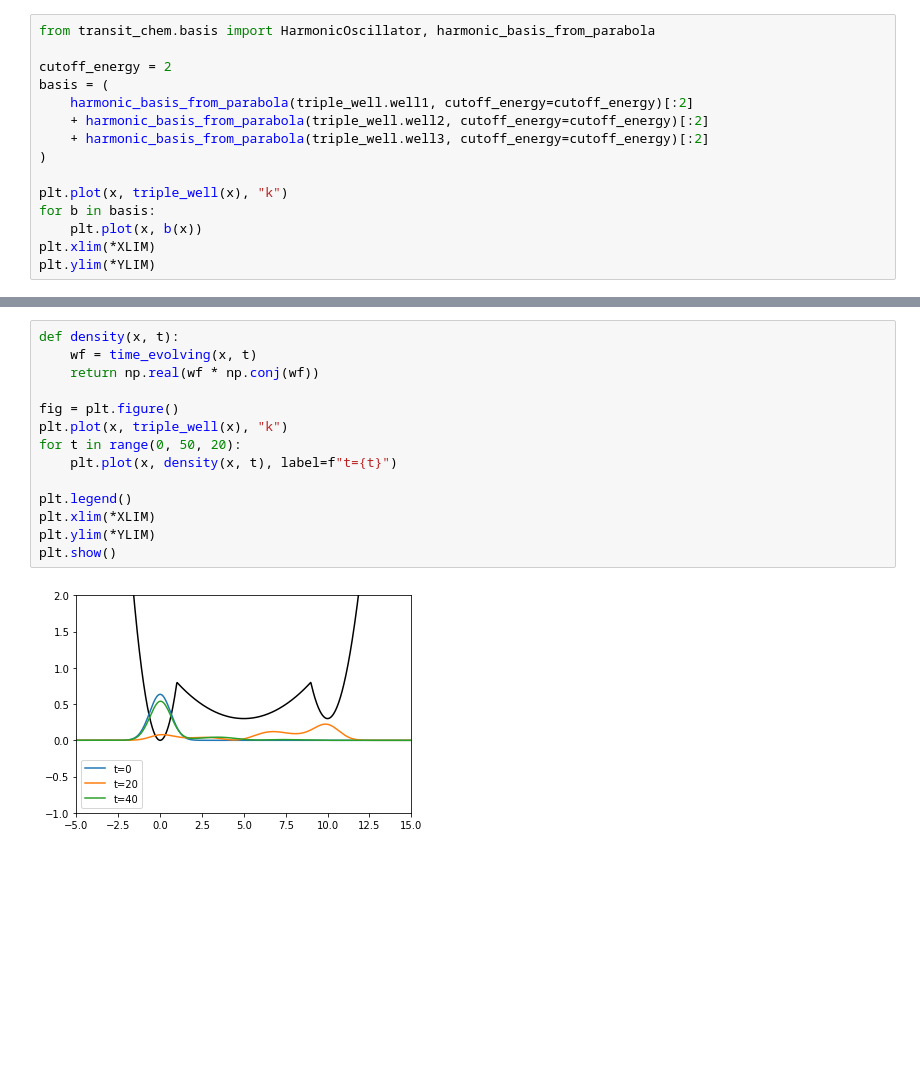
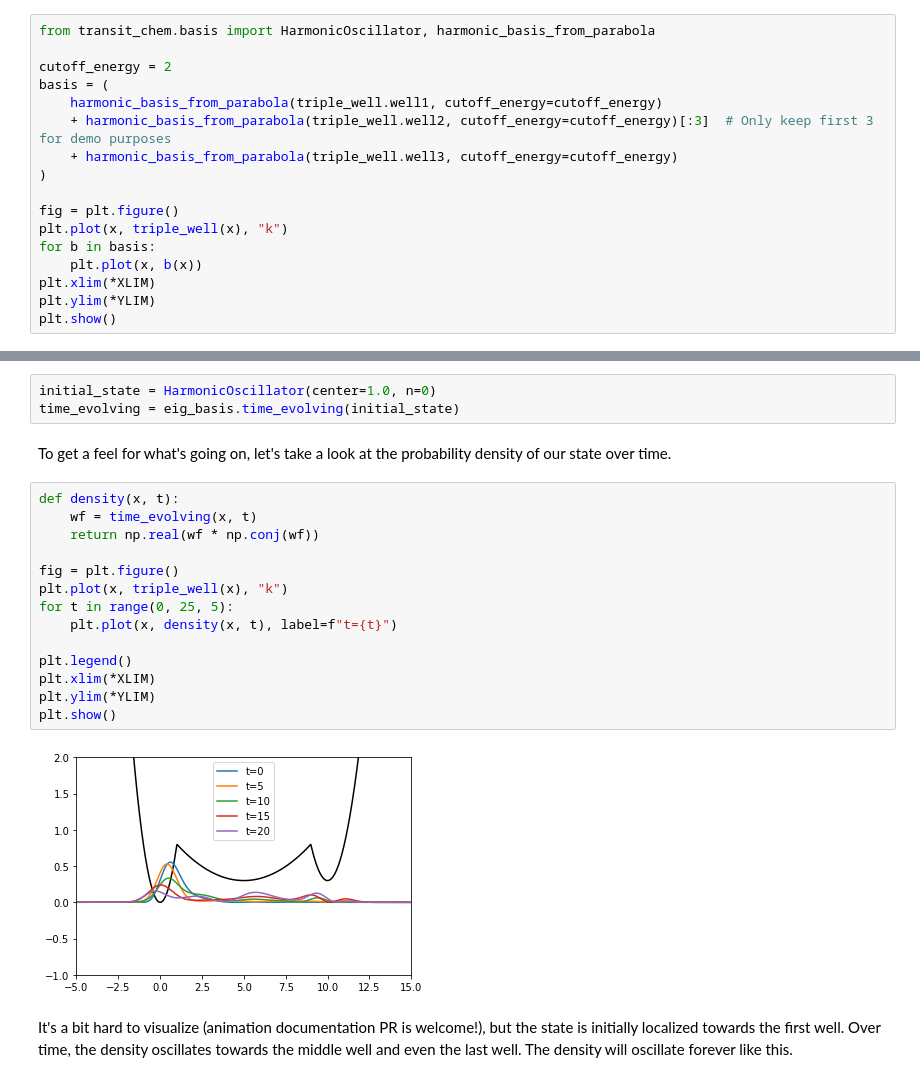
Before and after one commit to ecurtin2/quantized, a Jupyter notebook: docs/source/tutorials/get_matrices.ipynb, the cells around one changed output, grey strips where cells are left out. Saved outputs shown, nothing was run; the diff lists cells and outputs as text; blank space fills up the shorter version.

Commit message:
add in tutorial for time evolution of some initial condition

```diff
--- a/docs/source/tutorials/get_matrices.ipynb
+++ b/docs/source/tutorials/get_matrices.ipynb
@@ -97,14 +118,16 @@ from transit_chem.basis import HarmonicOscillator, harmonic_basis_from_parabola
 
 cutoff_energy = 2
 basis = (
-    harmonic_basis_from_parabola(triple_well.well1, cutoff_energy=cutoff_energy)[:2]
-    + harmonic_basis_from_parabola(triple_well.well2, cutoff_energy=cutoff_energy)[:2]
-    + harmonic_basis_from_parabola(triple_well.well3, cutoff_energy=cutoff_energy)[:2]
+    harmonic_basis_from_parabola(triple_well.well1, cutoff_energy=cutoff_energy)
+    + harmonic_basis_from_parabola(triple_well.well2, cutoff_energy=cutoff_energy)[:3]  # Only keep first 3 for demo purposes
+    + harmonic_basis_from_parabola(triple_well.well3, cutoff_energy=cutoff_energy)
 )
 
+fig = plt.figure()
 plt.plot(x, triple_well(x), "k")
 for b in basis:
     plt.plot(x, b(x))
 plt.xlim(*XLIM)
 plt.ylim(*YLIM)
+plt.show()
 # %% [output]
@@ -144,16 +259,25 @@ time_evolving = eig_basis.time_evolving(basis[0])
+# %%
+initial_state = HarmonicOscillator(center=1.0, n=0)
+time_evolving = eig_basis.time_evolving(initial_state)
+# %% [markdown]
+To get a feel for what's going on, let's take a look at the probability density
+of our state over time.
 # %%
 def density(x, t):
     wf = time_evolving(x, t)
     return np.real(wf * np.conj(wf))
 
 fig = plt.figure()
 plt.plot(x, triple_well(x), "k")
-for t in range(0, 50, 20):
+for t in range(0, 25, 5):
     plt.plot(x, density(x, t), label=f"t={t}")
 
 plt.legend()
 plt.xlim(*XLIM)
 plt.ylim(*YLIM)
 plt.show()
 # %% [output]
-[figure, old version]
+[figure, new version]
+# %% [markdown]
+It's a bit hard to visualize (animation documentation PR is welcome!), but the state is initially localized towards the first well. Over time, the
+density oscillates towards the middle well and even the last well. The density will oscillate forever like this.
```
Also changed, not shown: parts of 16 cells of this notebook, 5 other files.
